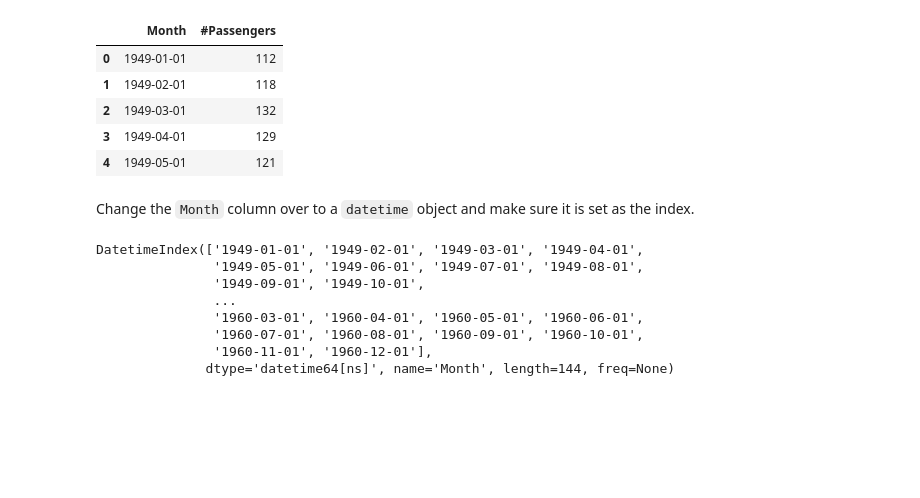
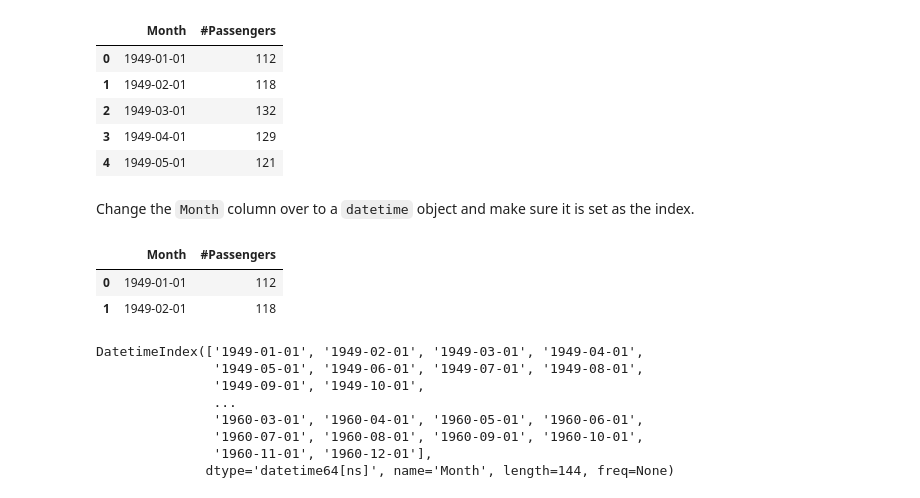
Before and after one commit to mubarakb/dsc-3-25-06-testing-for-trends-lab-nyc-career-ds-102218, a Jupyter notebook: index.ipynb, the cells around one changed output. Saved outputs shown, nothing was run; the diff lists cells and outputs as text; code cells hidden in the pictures; blank space fills up the shorter version.

```diff
--- a/index.ipynb
+++ b/index.ipynb
@@ -50,6 +50,11 @@ Change the `Month` column over to a `datetime` object and make sure it is set as
 # %%
 # Set month column as a timeseries object, and make it the index
 df['Month']=pd.to_datetime(df['Month'])
+df.head(2)
+# %% [output]
+|  | Month | #Passengers |
+| 0 | 1949-01-01 | 112 |
+| 1 | 1949-02-01 | 118 |
 # %%
 # check the head and the new index
 
```
